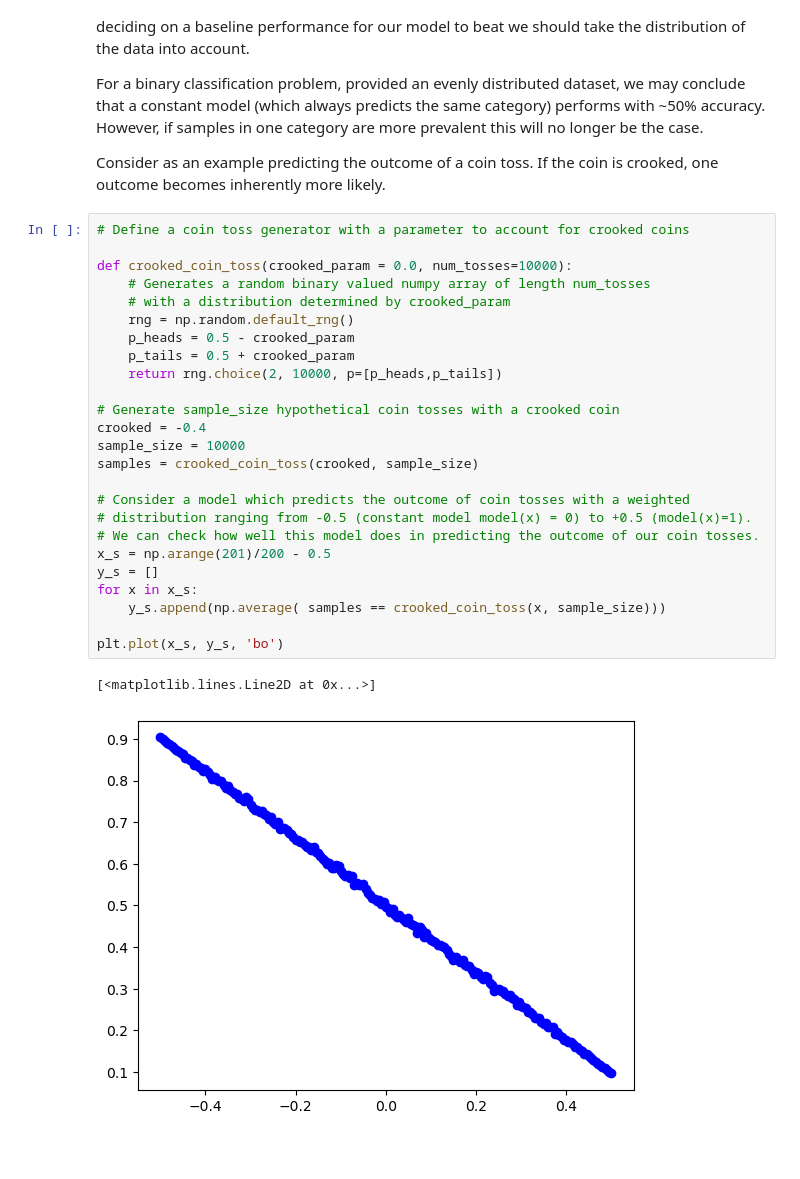
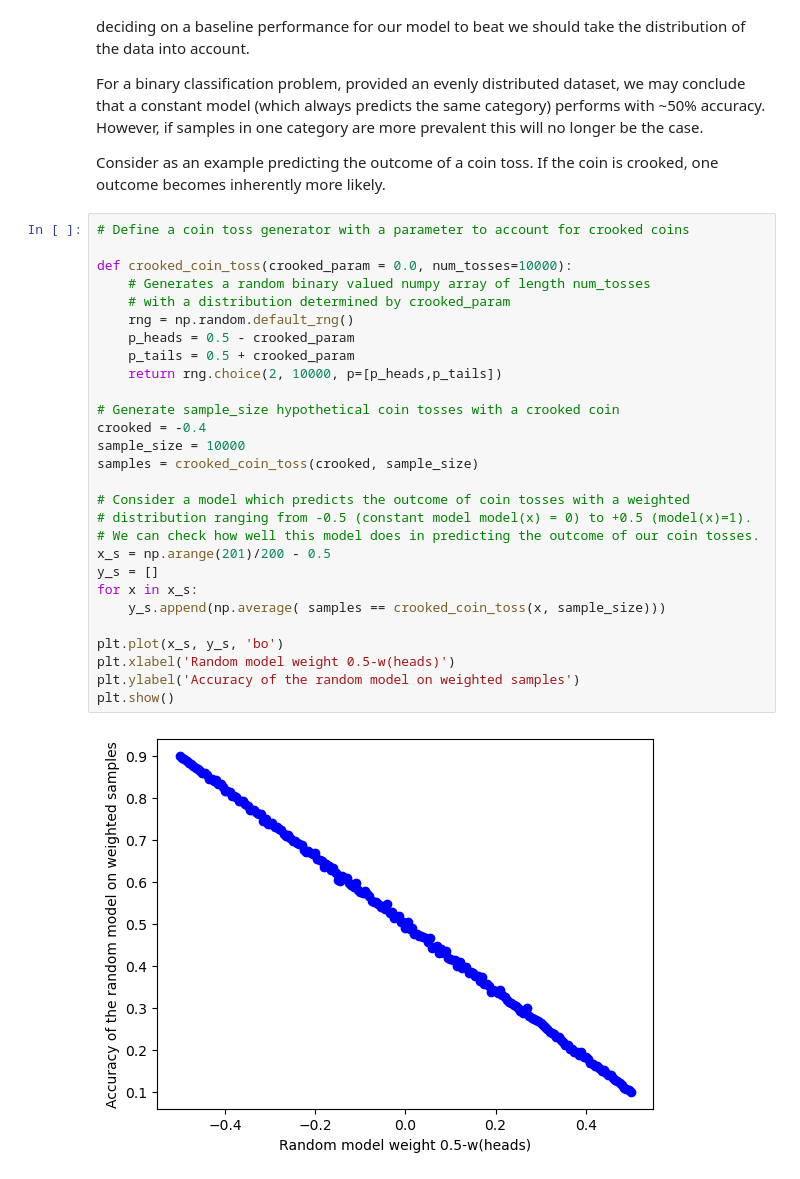
Before and after one commit to ndoroud/BA885, a Jupyter notebook: 02_Feature_Engineering.ipynb, the cells around one changed output. Cells and saved outputs as stored; diff of their text form; blank space fills up the shorter version.

```diff
--- a/02_Feature_Engineering.ipynb
+++ b/02_Feature_Engineering.ipynb
@@ -308,29 +308,31 @@ Consider as an example predicting the outcome of a coin toss. If the coin is cro
 # %%
 # Define a coin toss generator with a parameter to account for crooked coins
 
 def crooked_coin_toss(crooked_param = 0.0, num_tosses=10000):
     # Generates a random binary valued numpy array of length num_tosses
     # with a distribution determined by crooked_param
     rng = np.random.default_rng()
     p_heads = 0.5 - crooked_param
     p_tails = 0.5 + crooked_param
     return rng.choice(2, 10000, p=[p_heads,p_tails])
 
 # Generate sample_size hypothetical coin tosses with a crooked coin
 crooked = -0.4
 sample_size = 10000
 samples = crooked_coin_toss(crooked, sample_size)
 
 # Consider a model which predicts the outcome of coin tosses with a weighted
 # distribution ranging from -0.5 (constant model model(x) = 0) to +0.5 (model(x)=1).
 # We can check how well this model does in predicting the outcome of our coin tosses.
 x_s = np.arange(201)/200 - 0.5
 y_s = []
 for x in x_s:
     y_s.append(np.average( samples == crooked_coin_toss(x, sample_size)))
 
 plt.plot(x_s, y_s, 'bo')
+plt.xlabel('Random model weight 0.5-w(heads)')
+plt.ylabel('Accuracy of the random model on weighted samples')
+plt.show()
 # %% [output]
-[<matplotlib.lines.Line2D at 0x...>]
-[figure, old version]
+[figure, new version]
 # %% [markdown]
```
Also changed, not shown: parts of 3 cells of this notebook, 1 other file.
